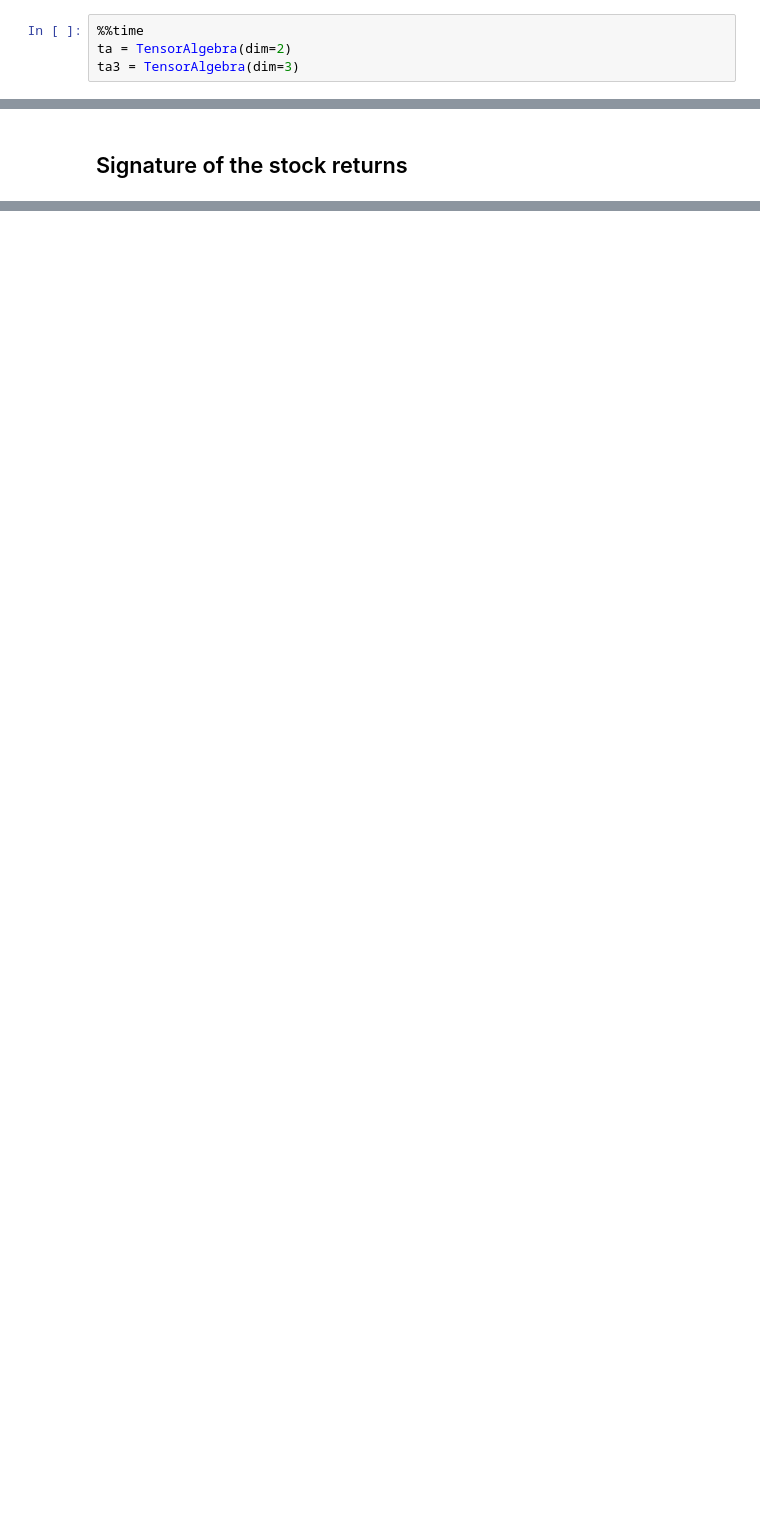
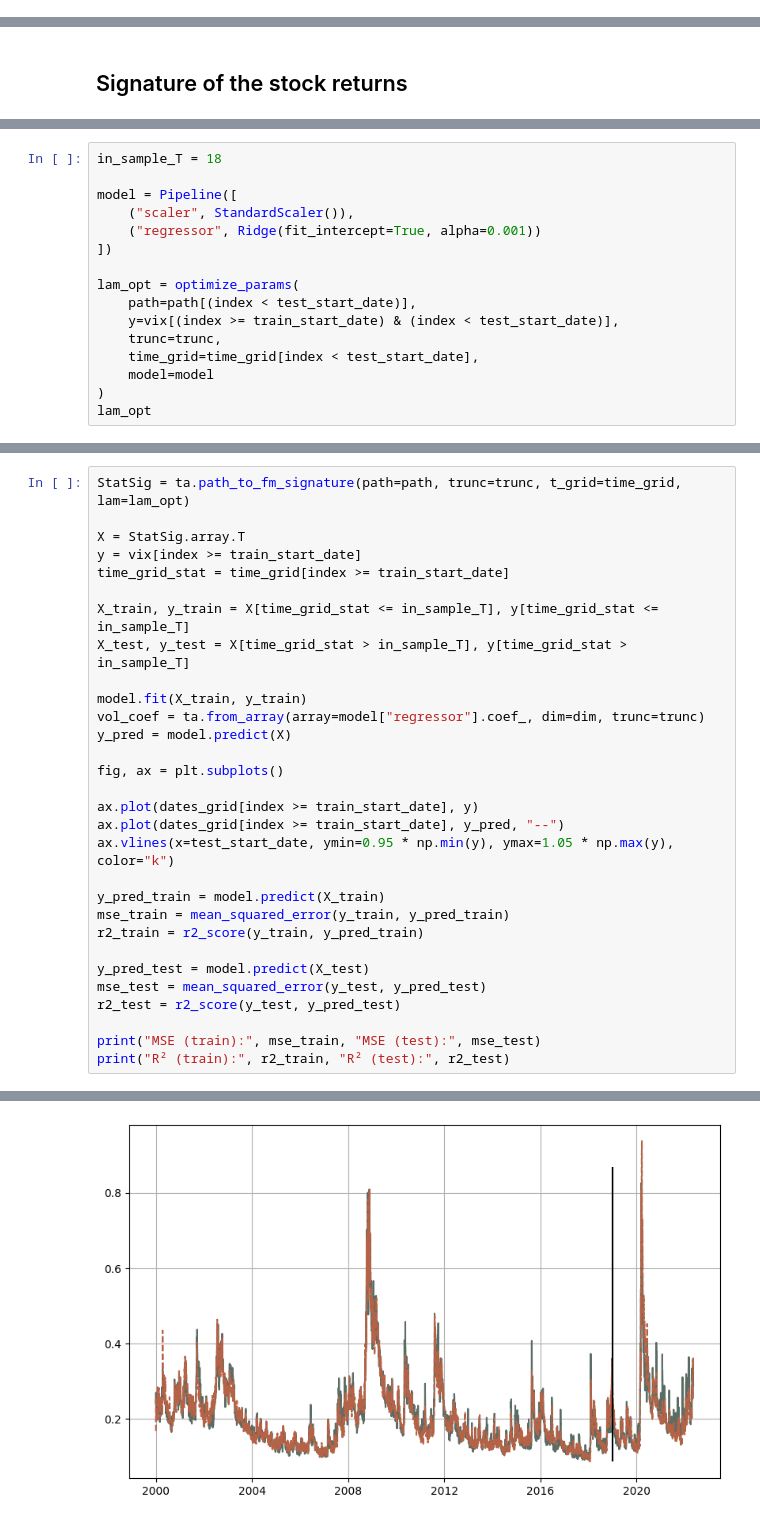
Before and after one commit to MrG1raffe/signature, a Jupyter notebook: notebooks/SignaturePDV.ipynb, the cells around one changed output, grey strips where cells are left out. Cells and saved outputs as stored; diff of their text form; blank space fills up the shorter version.

```diff
--- a/notebooks/SignaturePDV.ipynb
+++ b/notebooks/SignaturePDV.ipynb
@@ -28,4 +30,0 @@ plt.rcParams['axes.prop_cycle']       = matplotlib.cycler(color=[my_green, my_co
-# %%
-%%time
-ta = TensorAlgebra(dim=2)
-ta3 = TensorAlgebra(dim=3)
@@ -474,0 +101,16 @@ plt.plot(time_grid_stat, B_sig)
+# %%
+in_sample_T = 18
+
+model = Pipeline([
+    ("scaler", StandardScaler()),
+    ("regressor", Ridge(fit_intercept=True, alpha=0.001))
+])
+
+lam_opt = optimize_params(
+    path=path[(index < test_start_date)],
+    y=vix[(index >= train_start_date) & (index < test_start_date)],
+    trunc=trunc,
+    time_grid=time_grid[index < test_start_date],
+    model=model
+)
+lam_opt
@@ -474,0 +119,31 @@ plt.plot(time_grid_stat, B_sig)
+# %%
+StatSig = ta.path_to_fm_signature(path=path, trunc=trunc, t_grid=time_grid, lam=lam_opt)
+
+X = StatSig.array.T
+y = vix[index >= train_start_date]
+time_grid_stat = time_grid[index >= train_start_date]
+
+X_train, y_train = X[time_grid_stat <= in_sample_T], y[time_grid_stat <= in_sample_T]
+X_test, y_test = X[time_grid_stat > in_sample_T], y[time_grid_stat > in_sample_T]
+
+model.fit(X_train, y_train)
+vol_coef = ta.from_array(array=model["regressor"].coef_, dim=dim, trunc=trunc)
+y_pred = model.predict(X)
+
+fig, ax = plt.subplots()
+
+ax.plot(dates_grid[index >= train_start_date], y)
+ax.plot(dates_grid[index >= train_start_date], y_pred, "--")
+ax.vlines(x=test_start_date, ymin=0.95 * np.min(y), ymax=1.05 * np.max(y), color="k")
+
+y_pred_train = model.predict(X_train)
+mse_train = mean_squared_error(y_train, y_pred_train)
+r2_train = r2_score(y_train, y_pred_train)
+
+y_pred_test = model.predict(X_test)
+mse_test = mean_squared_error(y_test, y_pred_test)
+r2_test = r2_score(y_test, y_pred_test)
+
+print("MSE (train):", mse_train, "MSE (test):", mse_test)
+print("R² (train):", r2_train, "R² (test):", r2_test)
+# %% [output]
@@ -474,0 +152 @@ plt.plot(time_grid_stat, B_sig)
+[figure, added]
```
Also changed, not shown: parts of 59 cells of this notebook, 8 other files.
